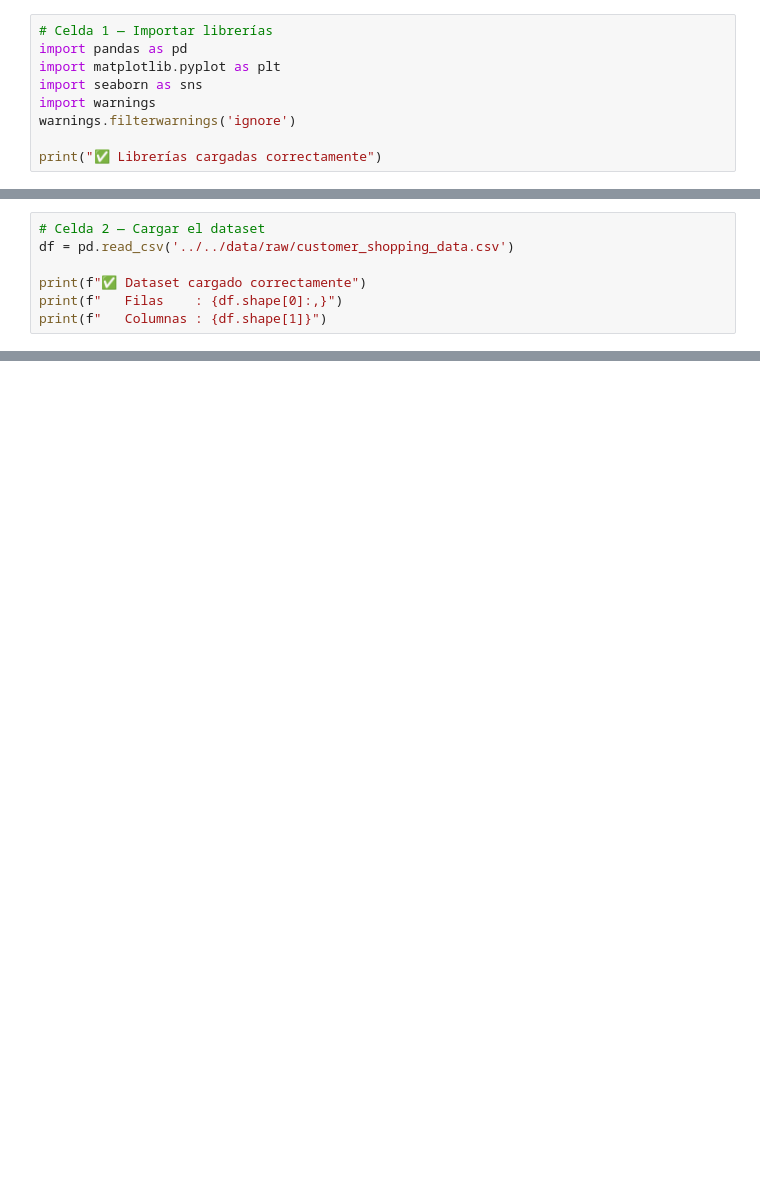
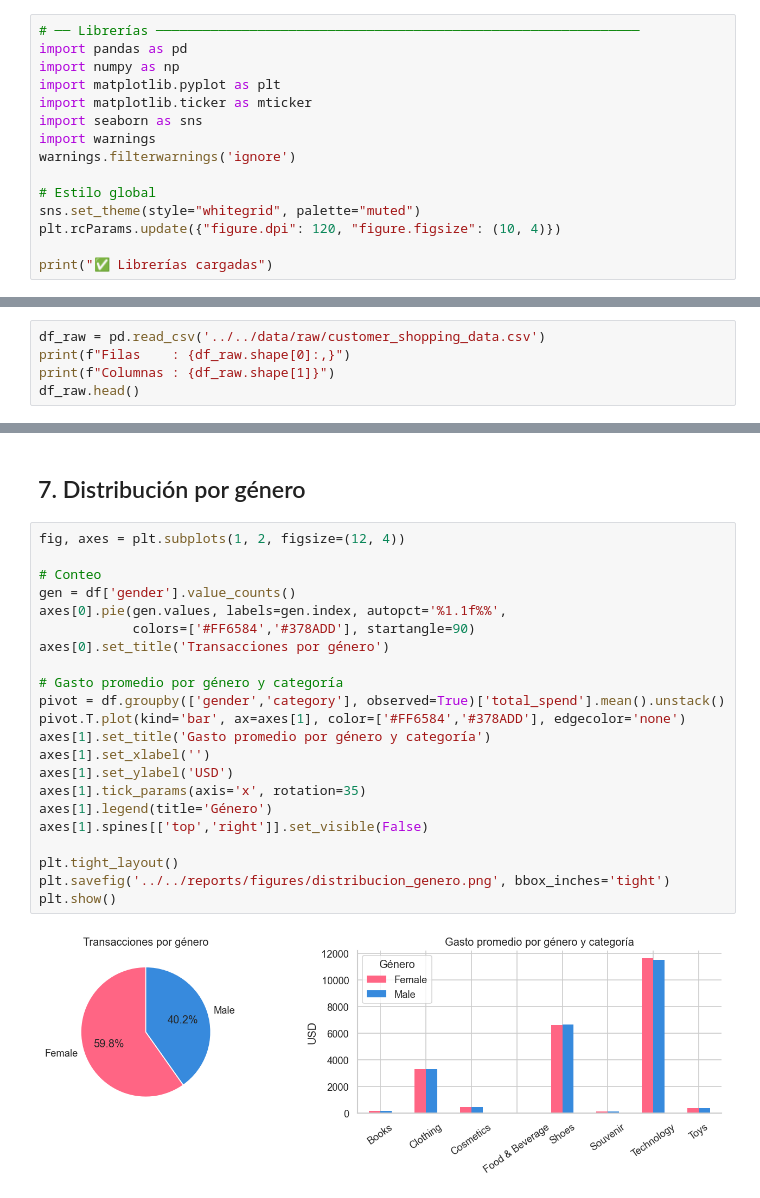
Before and after one commit to danielHtjs/segmentacion_de_clientes, a Jupyter notebook: notebooks/eda/01_EDA.ipynb, the cells around one changed output, grey strips where cells are left out. Saved outputs shown, nothing was run; the diff lists cells and outputs as text; blank space fills up the shorter version.

```diff
--- a/notebooks/eda/01_EDA.ipynb
+++ b/notebooks/eda/01_EDA.ipynb
@@ -1,10 +7,16 @@
 # %%
-# Celda 1 — Importar librerías
+# ── Librerías ──────────────────────────────────────────────────────────────
 import pandas as pd
+import numpy as np
 import matplotlib.pyplot as plt
+import matplotlib.ticker as mticker
 import seaborn as sns
 import warnings
 warnings.filterwarnings('ignore')
 
-print("✅ Librerías cargadas correctamente")
+# Estilo global
+sns.set_theme(style="whitegrid", palette="muted")
+plt.rcParams.update({"figure.dpi": 120, "figure.figsize": (10, 4)})
+
+print("✅ Librerías cargadas")
 # %% [output]
@@ -12,8 +26,6 @@ print("✅ Librerías cargadas correctamente")
 # %%
-# Celda 2 — Cargar el dataset
-df = pd.read_csv('../../data/raw/customer_shopping_data.csv')
-
-print(f"✅ Dataset cargado correctamente")
-print(f"   Filas    : {df.shape[0]:,}")
-print(f"   Columnas : {df.shape[1]}")
+df_raw = pd.read_csv('../../data/raw/customer_shopping_data.csv')
+print(f"Filas    : {df_raw.shape[0]:,}")
+print(f"Columnas : {df_raw.shape[1]}")
+df_raw.head()
 # %% [output]
@@ -101,0 +157,26 @@ print("   Este archivo se usará en todos los módulos del proyecto")
+# %% [markdown]
+## 7. Distribución por género
+# %%
+fig, axes = plt.subplots(1, 2, figsize=(12, 4))
+
+# Conteo
+gen = df['gender'].value_counts()
+axes[0].pie(gen.values, labels=gen.index, autopct='%1.1f%%',
+            colors=['#FF6584','#378ADD'], startangle=90)
+axes[0].set_title('Transacciones por género')
+
+# Gasto promedio por género y categoría
+pivot = df.groupby(['gender','category'], observed=True)['total_spend'].mean().unstack()
+pivot.T.plot(kind='bar', ax=axes[1], color=['#FF6584','#378ADD'], edgecolor='none')
+axes[1].set_title('Gasto promedio por género y categoría')
+axes[1].set_xlabel('')
+axes[1].set_ylabel('USD')
+axes[1].tick_params(axis='x', rotation=35)
+axes[1].legend(title='Género')
+axes[1].spines[['top','right']].set_visible(False)
+
+plt.tight_layout()
+plt.savefig('../../reports/figures/distribucion_genero.png', bbox_inches='tight')
+plt.show()
+# %% [output]
+[figure, added]
```
Also changed, not shown: parts of 29 cells of this notebook, 30 other files.
